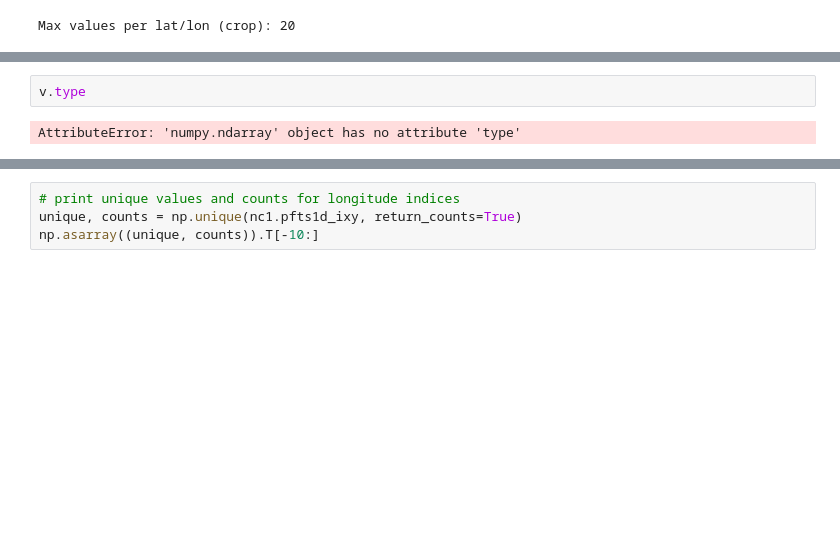
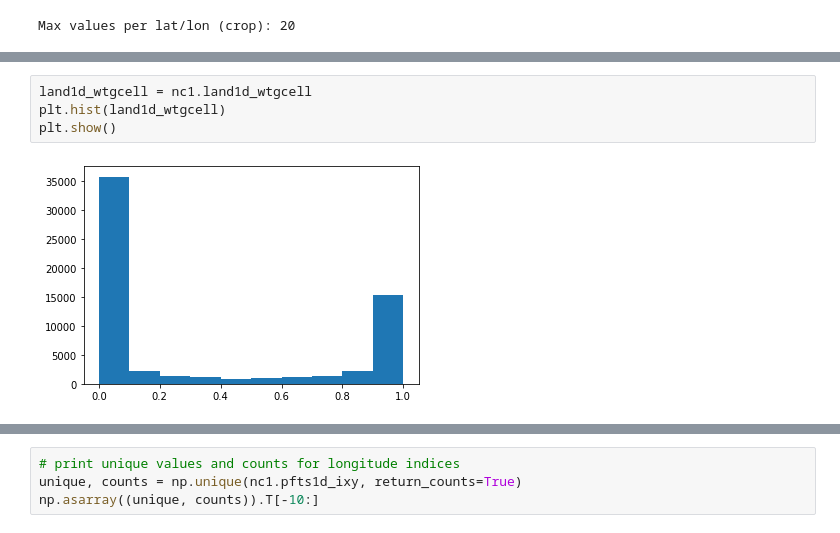
Before and after one commit to joyceee916/UHI-Plotting-Practice, a Jupyter notebook: Plotting_Practice_h1.ipynb, the cells around one changed output, grey strips where cells are left out. Drawn from its saved outputs; the diff is of its cells as text; blank space fills up the shorter version.

```diff
--- a/Plotting_Practice_h1.ipynb
+++ b/Plotting_Practice_h1.ipynb
@@ -196,4 +111,6 @@ KeyboardInterrupt:
-# %%
-v.type
-# %% [output]
-AttributeError: 'numpy.ndarray' object has no attribute 'type'
+# %%
+land1d_wtgcell = nc1.land1d_wtgcell
+plt.hist(land1d_wtgcell)
+plt.show()
+# %% [output]
+[figure, added]
```
Also changed, not shown: parts of 99 cells of this notebook.
